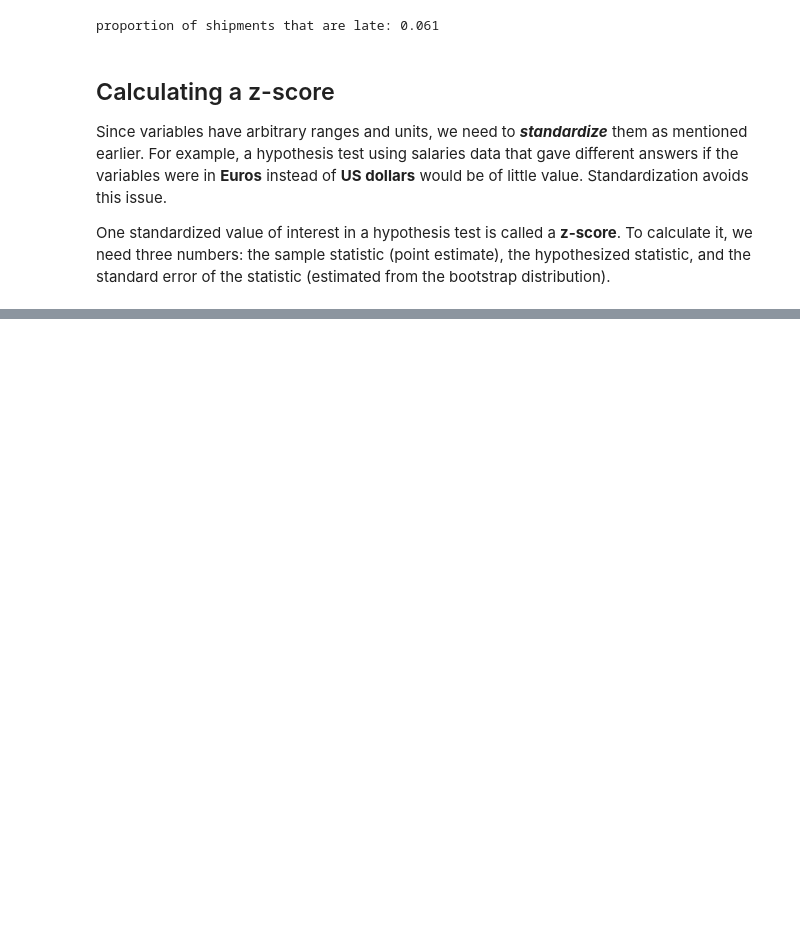
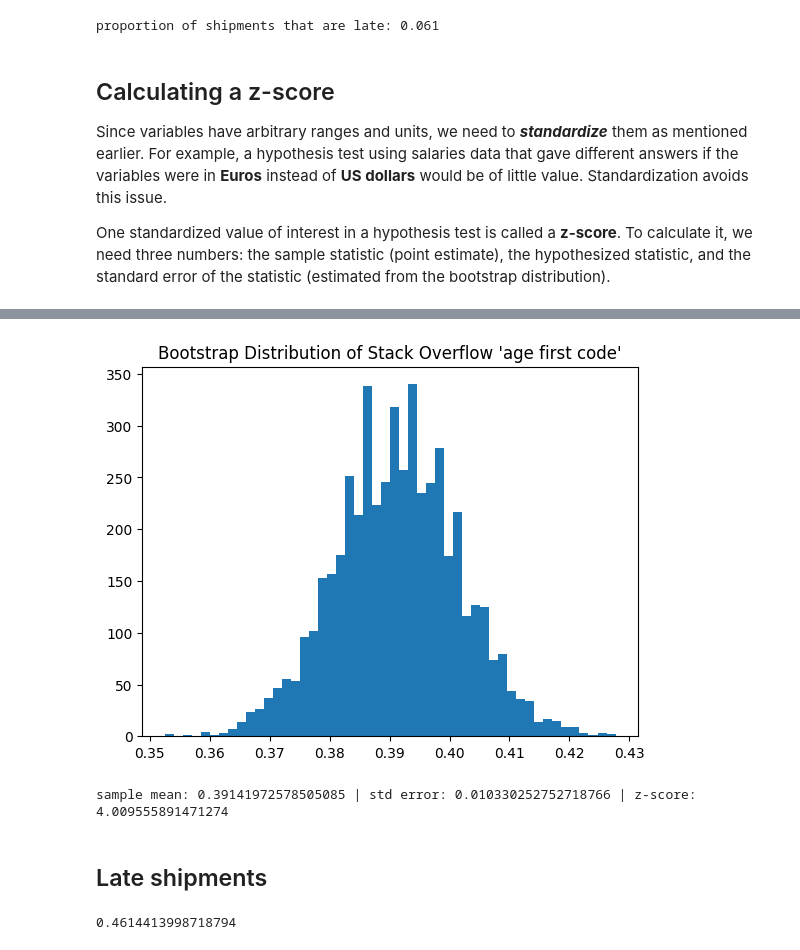
Before and after one commit to MichaelSzczepaniak/DataCamp, a Jupyter notebook: Tracks/Associate Data Scientist/29 Hypothesis Testing in Python/HypothesisTesting.ipynb, the cells around one changed output, grey strips where cells are left out. Cells and saved outputs as stored; diff of their text form; code cells hidden in the pictures; blank space fills up the shorter version.

Commit message:
add section on significance, start section on t-tests

```diff
--- a/Tracks/Associate Data Scientist/29 Hypothesis Testing in Python/HypothesisTesting.ipynb
+++ b/Tracks/Associate Data Scientist/29 Hypothesis Testing in Python/HypothesisTesting.ipynb
@@ -166,0 +206,39 @@ print(z_score)  # 0.1335510751060483 listed on platform, pretty close
+# %%
+stack_overflow["age_1st_cut_binary"] = stack_overflow["age_first_code_cut"] == "child"
+stack_overflow["age_1st_cut_binary"] = stack_overflow["age_1st_cut_binary"].astype(int)
+# create bootstrap dist of age_first_code_cut and visualize
+first_code_boot_distn = get_bootstrap_dist(stack_overflow, "age_1st_cut_binary")
+# %%
+# visualize bootstrap distribution
+fig, ax = plt.subplots()
+ax.hist(first_code_boot_distn, bins=50)
+ax.set_title("Bootstrap Distribution of Stack Overflow 'age first code'")
+plt.show()
+# %% [output]
+[figure, added]
+# %%
+# calc z-score - start with the mean
+prop_child_samp = (stack_overflow['age_first_code_cut'] == "child").mean()
+# hypothesized value
+prop_child_hyp = 0.35
+std_error = np.std(first_code_boot_distn, ddof=1)
+z_score = (prop_child_samp - prop_child_hyp) / std_error
+print(f"sample mean: {prop_child_samp} | std error: {std_error} | z-score: {z_score}")
+# %% [output]
+sample mean: 0.39141972578505085 | std error: 0.010330252752718766 | z-score: 4.009555891471274
+# %% [markdown]
+## Late shipments
+# %%
+# calc p-value for prior example
+late_prop_hyp = 0.060
+
+# Calculate the z-score of late_prop_samp
+z_score = (late_prop_samp - late_prop_hyp) / std_error
+
+# Calculate the p-value
+p_value = 1 - norm.cdf(z_score, loc=0, scale=1)
+
+# Print the p-value
+print(p_value)
+# %% [output]
+0.4614413998718794
```
Also changed, not shown: parts of 17 cells of this notebook.
